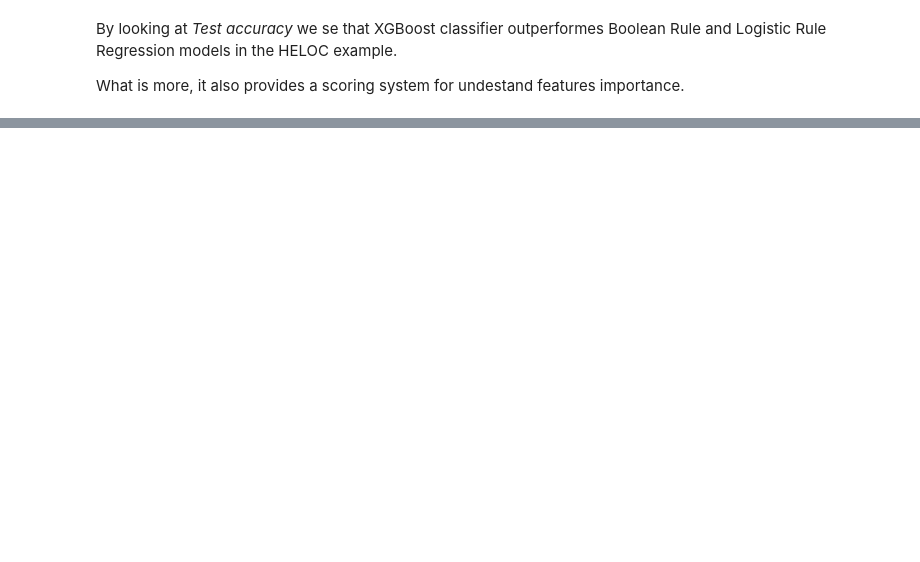
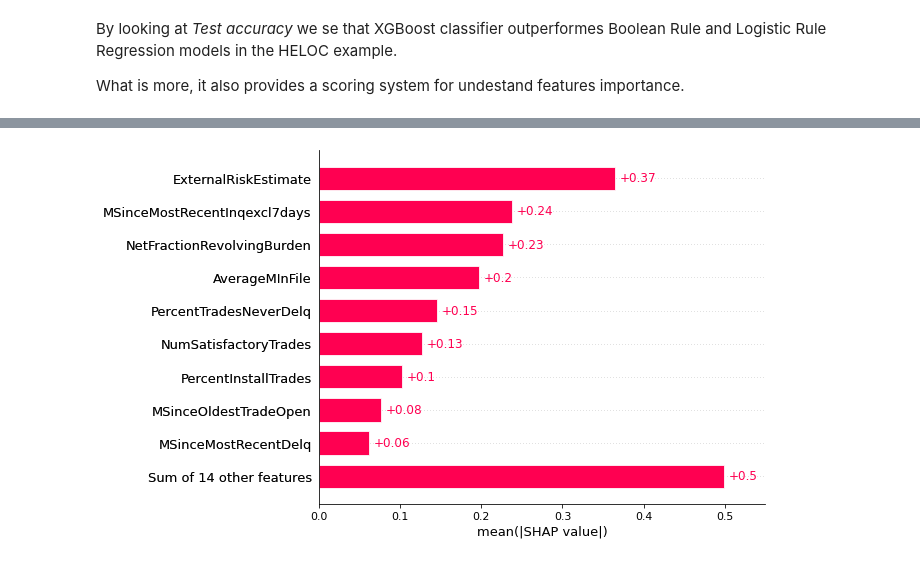
Before and after one commit to gianluigilopardo/HELOC-Credit-Approval, a Jupyter notebook: heloc.ipynb, the cells around one changed output, grey strips where cells are left out. Saved outputs shown, nothing was run; the diff lists cells and outputs as text; code cells hidden in the pictures; blank space fills up the shorter version.

Commit message:
added SHAP

```diff
--- a/heloc.ipynb
+++ b/heloc.ipynb
@@ -88,9 +69,7 @@ df.head()
 # %%
 X = df.drop(columns = 'RiskPerformance')
 features = X.columns
-X = X.values
 y = df['RiskPerformance'].values
-data_dmatrix = xgb.DMatrix(data=X,label=y)
 
 X_train, X_test, y_train, y_test = train_test_split(X, y, test_size = 0.3, random_state=SEED, stratify = y)
 # %% [markdown]
@@ -191,0 +132,7 @@ rules.head(10)
+# %%
+# explain the model's predictions using SHAP
+explainer = shap.Explainer(xgb_mod.get_booster())
+shap_values = explainer(X)
+shap.plots.bar(shap_values)
+# %% [output]
+[figure, added]
```
Also changed, not shown: parts of 23 cells of this notebook, 1 other file.
